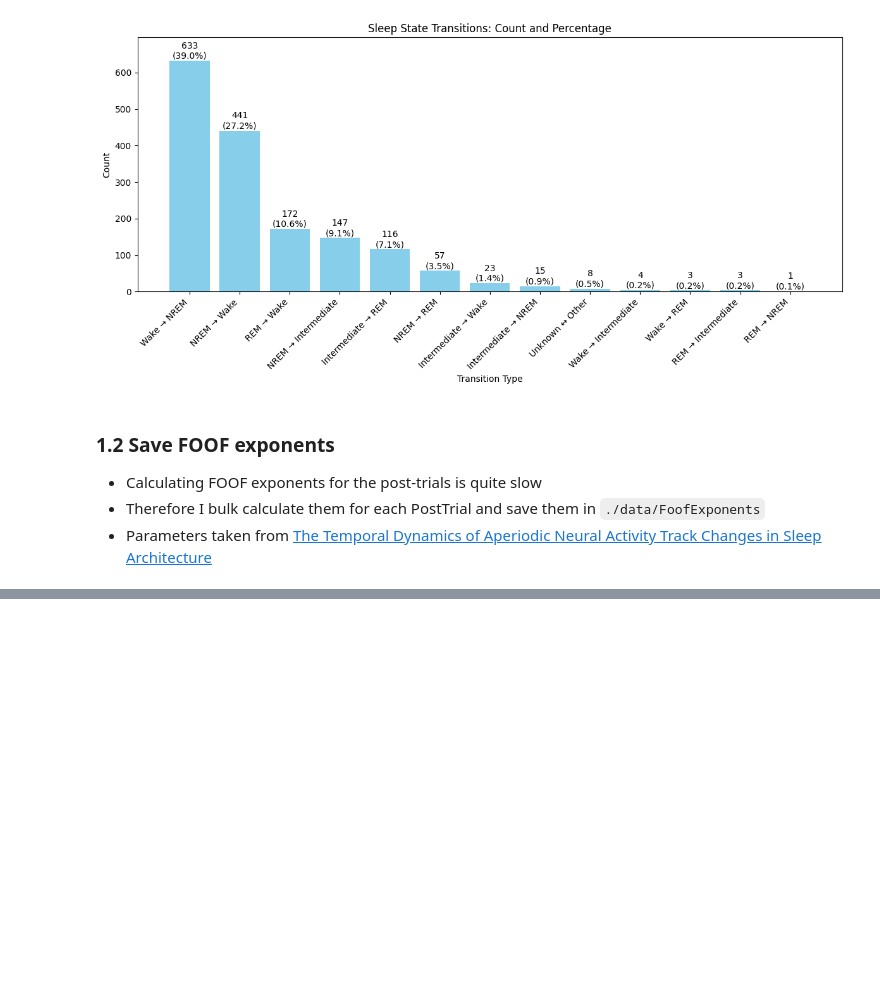
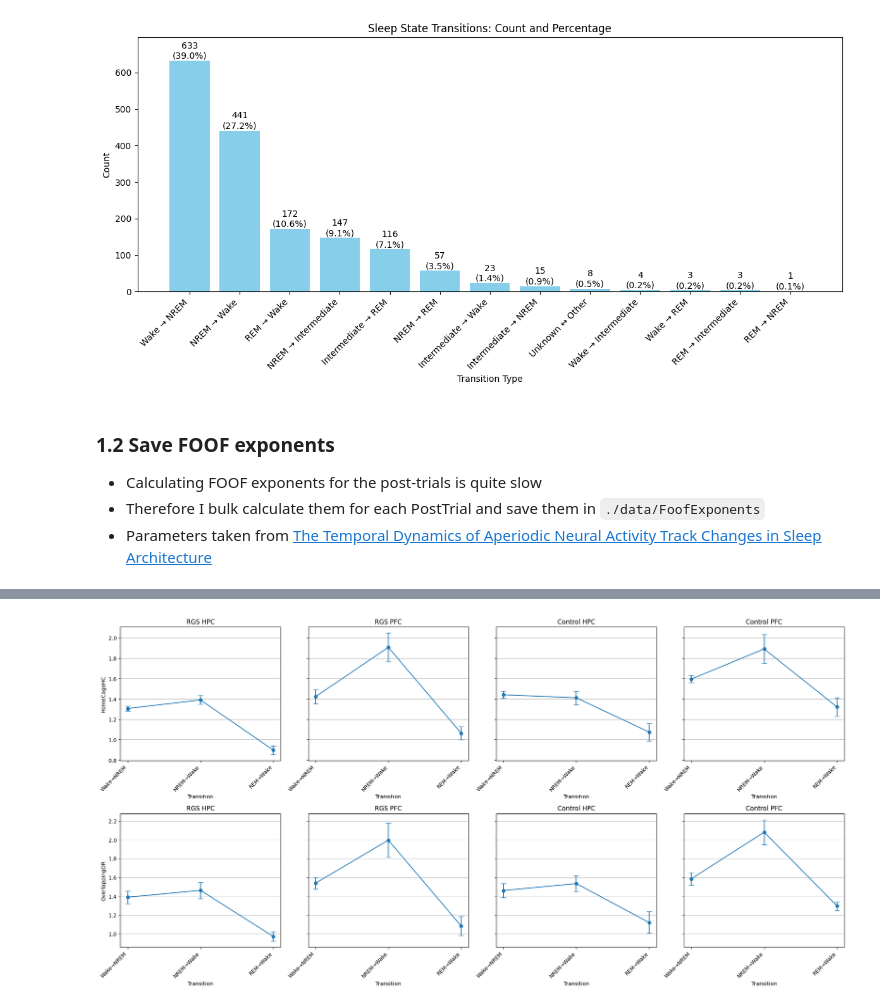
Before and after one commit to AbdelRayan/AutomaticSleepScoring, a Jupyter notebook: Remolo/main.ipynb, the cells around one changed output, grey strips where cells are left out. Drawn from its saved outputs; the diff is of its cells as text; code cells hidden in the pictures; blank space fills up the shorter version.

Commit message:
Figure 6D initial analysis

```diff
--- a/Remolo/main.ipynb
+++ b/Remolo/main.ipynb
@@ -24,6 +24,14 @@ BASE_DATA_DIR = "./data"
 CONDITIONS_DIR_NAMES = ['HomeCageHC', "OverlappingOR"] # TODO add last 2
 CONTROL_RATS = [1,2,6,9]
 RGS_RATS = [3,4,7,8]
+
+STATE_MAP = {
+    1: 'Wake',
+    3: 'NREM',
+    4: 'Inter',
+    5: 'REM'
+}
+
 
 # Initialize the data structure
 rats_data = {
@@ -94,8 +102,8 @@ def is_unknown(state):
     return (state == 0) or (str(state).lower() == 'nan') or (isinstance(state, float) and math.isnan(state))
 
 def transition_label(from_state, to_state):
-    from_label = state_map.get(from_state, 'Unknown')
-    to_label = state_map.get(to_state, 'Unknown')
+    from_label = STATE_MAP.get(from_state, 'Unknown')
+    to_label = STATE_MAP.get(to_state, 'Unknown')
     if is_unknown(from_state) or is_unknown(to_state) or from_label == 'Unknown' or to_label == 'Unknown':
         return 'Unknown ↔ Other'
     else:
@@ -208,0 +302,56 @@ for condition in CONDITIONS_DIR_NAMES:
+# %%
+conditions = list(dfs.keys())
+groups = ['RGS', 'Control']
+regions = ['HPC', 'PFC']
+
+
+def rename_transition(col):
+    for sep in ['→', '->']:
+        if sep in col:
+            from_state, to_state = map(int, col.split(sep))
+            return f"{STATE_MAP.get(from_state, from_state)}→{STATE_MAP.get(to_state, to_state)}"
+    return col
+
+first_df = next(iter(dfs.values()))
+transition_cols = [col for col in first_df.columns if '→' in col or '->' in col]
+renamed_cols = [rename_transition(col) for col in transition_cols]
+
+fig, axes = plt.subplots(
+    nrows=len(conditions), ncols=4, figsize=(20, 5 * len(conditions)),
+    sharey='row'
+)
+
+if len(conditions) == 1:
+    axes = np.expand_dims(axes, 0)
+
+for row_idx, condition in enumerate(conditions):
+    df = dfs[condition]
+    for col_idx, (group, region) in enumerate([(g, r) for g in groups for r in regions]):
+        ax = axes[row_idx, col_idx]
+        df_sub = df[(df['group'] == group) & (df['region'] == region)]
+        if not df_sub.empty:
+            # mean and SEM
+            means = df_sub[transition_cols].mean(axis=0)
+            sems = df_sub[transition_cols].sem(axis=0)
+            ax.errorbar(
+                renamed_cols, means, yerr=sems, fmt='-o', capsize=5,
+                label=f"{group} {region}"
+            )
+            ax.set_title(f"{group} {region}")
+        else:
+            ax.set_title(f"{group} {region}\n(no data)")
+
+        ax.set_xticks(range(len(renamed_cols)))
+        ax.set_xticklabels(renamed_cols, rotation=45, ha='right')
+
+        if col_idx == 0:
+            ax.set_ylabel(condition)
+        else:
+            ax.set_ylabel("")
+        ax.set_xlabel("Transition")
+        ax.grid(True, axis='y')
+
+plt.tight_layout()
+plt.show()
+# %% [output]
+[figure, added]
```
Also changed, not shown: parts of 5 cells of this notebook.
